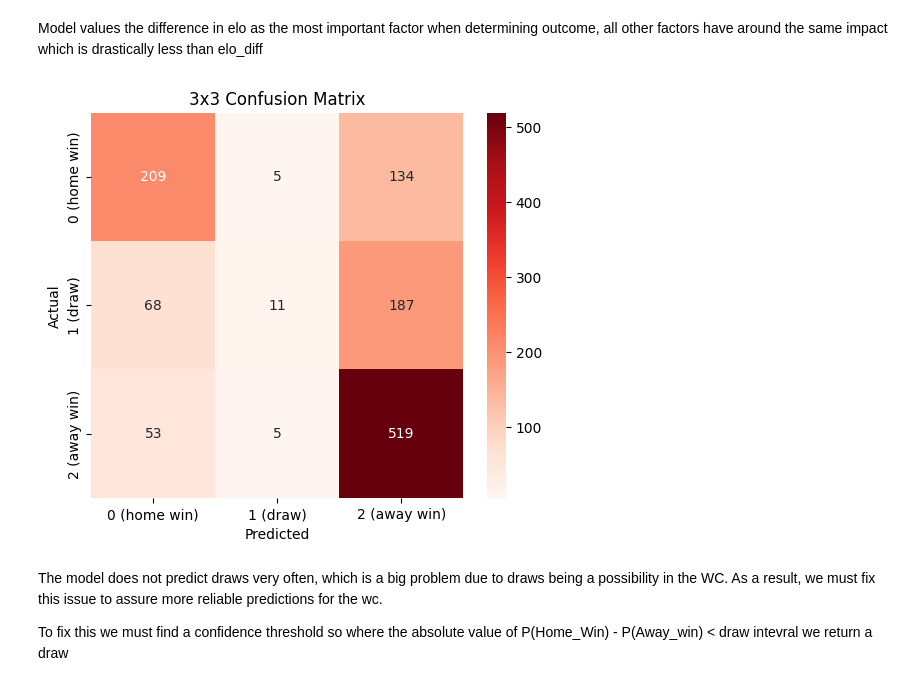
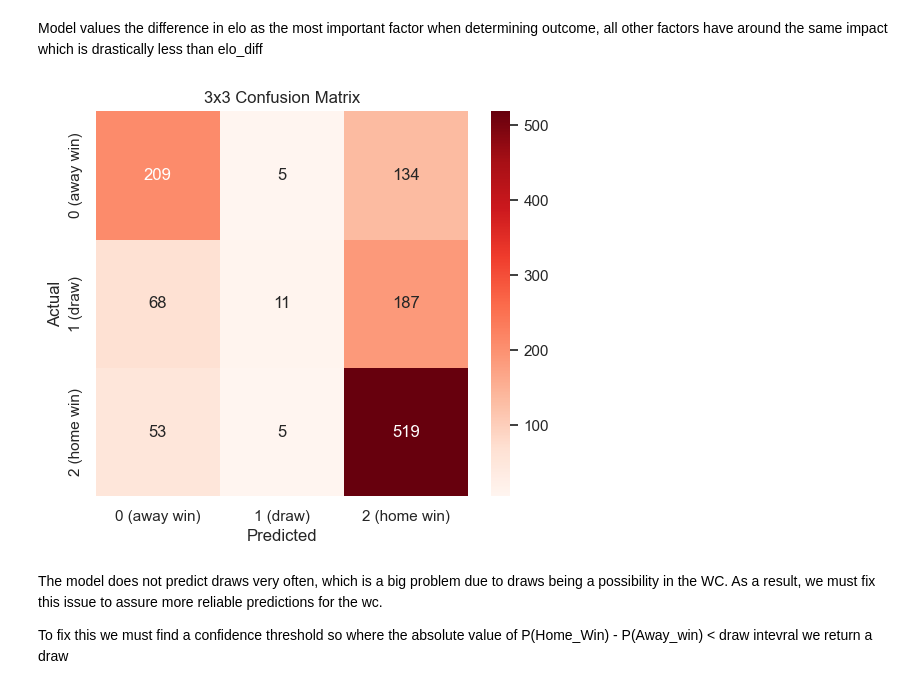
Before and after one commit to arms-and-hands155/WC2026-Predictor, a Jupyter notebook: notebooks/02_model.ipynb, the cells around one changed output. Drawn from its saved outputs; the diff is of its cells as text; code cells hidden in the pictures.

```diff
--- a/notebooks/02_model.ipynb
+++ b/notebooks/02_model.ipynb
@@ -74,17 +74,17 @@ Model values the difference in elo as the most important factor when determining
 # %%
 cm = confusion_matrix(y_test, xgb_preds, labels=[0,1,2]) #Confusion matrix
 
 #Displaying the confusion matrix
 plt.figure(figsize=(6, 5))
 sns.heatmap(cm, annot=True, fmt='d', cmap='Reds',
-            xticklabels=['0 (home win)', '1 (draw)', '2 (away win)'],
-            yticklabels=['0 (home win)', '1 (draw)', '2 (away win)'])
+            xticklabels=['0 (away win)', '1 (draw)', '2 (home win)'],
+            yticklabels=['0 (away win)', '1 (draw)', '2 (home win)'])
 plt.ylabel('Actual')
 plt.xlabel('Predicted')
 plt.title('3x3 Confusion Matrix')
 plt.show()
 # %% [output]
-[figure, old version]
+[figure, new version]
 # %% [markdown]
 The model does not predict draws very often, which is a big problem due to draws being a possibility in the WC. As a result, we must fix this issue to assure more reliable predictions for the wc.
 
```
Also changed, not shown: parts of 2 cells of this notebook, 5 other files.
